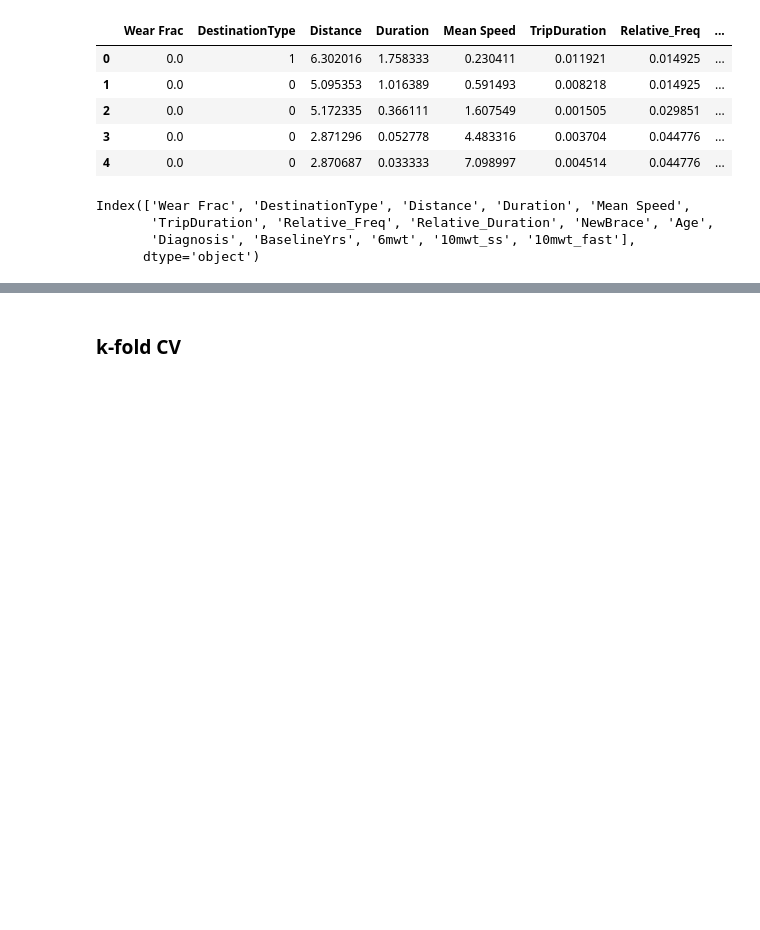
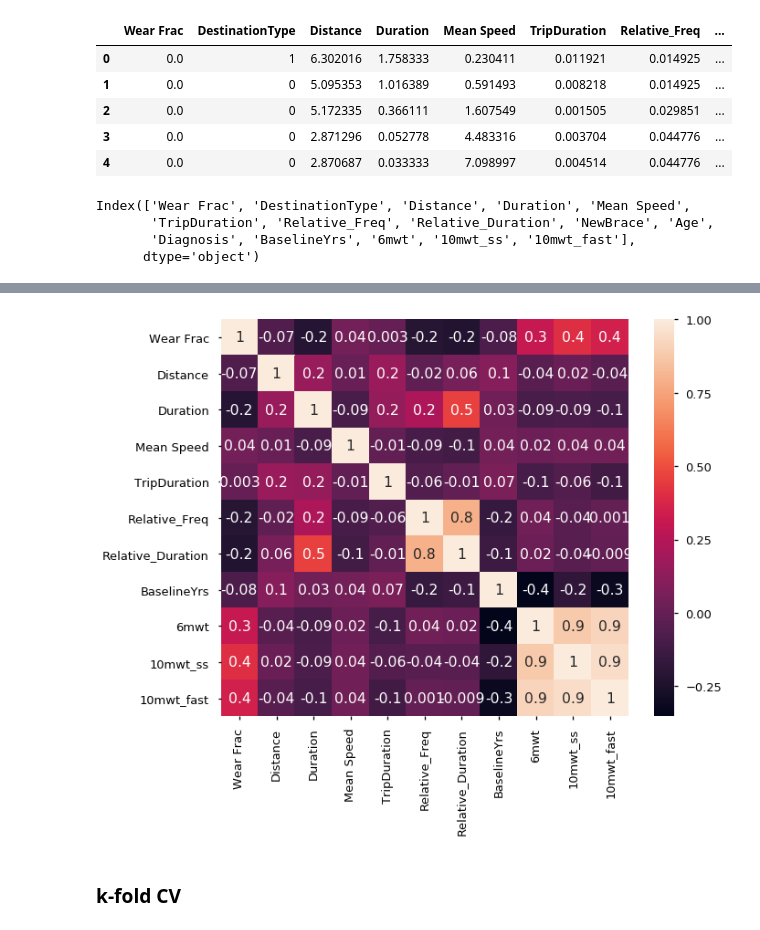
Before and after one commit to Luke3D/CbrAnalysis, a Jupyter notebook: GPS_AnalysisUIC.ipynb, the cells around one changed output, grey strips where cells are left out. Drawn from its saved outputs; the diff is of its cells as text; code cells hidden in the pictures; blank space fills up the shorter version.

```diff
--- a/GPS_AnalysisUIC.ipynb
+++ b/GPS_AnalysisUIC.ipynb
@@ -803,3 +830,14 @@ predictors = [x for x in FeaturesNum.columns if x not in target]
+# %%
+fnum = Features.drop(['NewBrace','Diagnosis','DestinationType','Age'],axis=1)
+# %%
+fnum = fnum.apply(lambda x: (x-np.nanmin(x))/(np.nanmax(x)-np.nanmin(x))  )
+# %%
+fcorr=fnum.corr()
+# %%
+plt.figure(figsize=(10,8))
+ax = sns.heatmap(fcorr,annot=True,fmt='.1g')
+# %% [output]
+[figure, added]
 # %% [markdown]
 ### k-fold CV
 # %%
```
Also changed, not shown: parts of 7 cells of this notebook.
